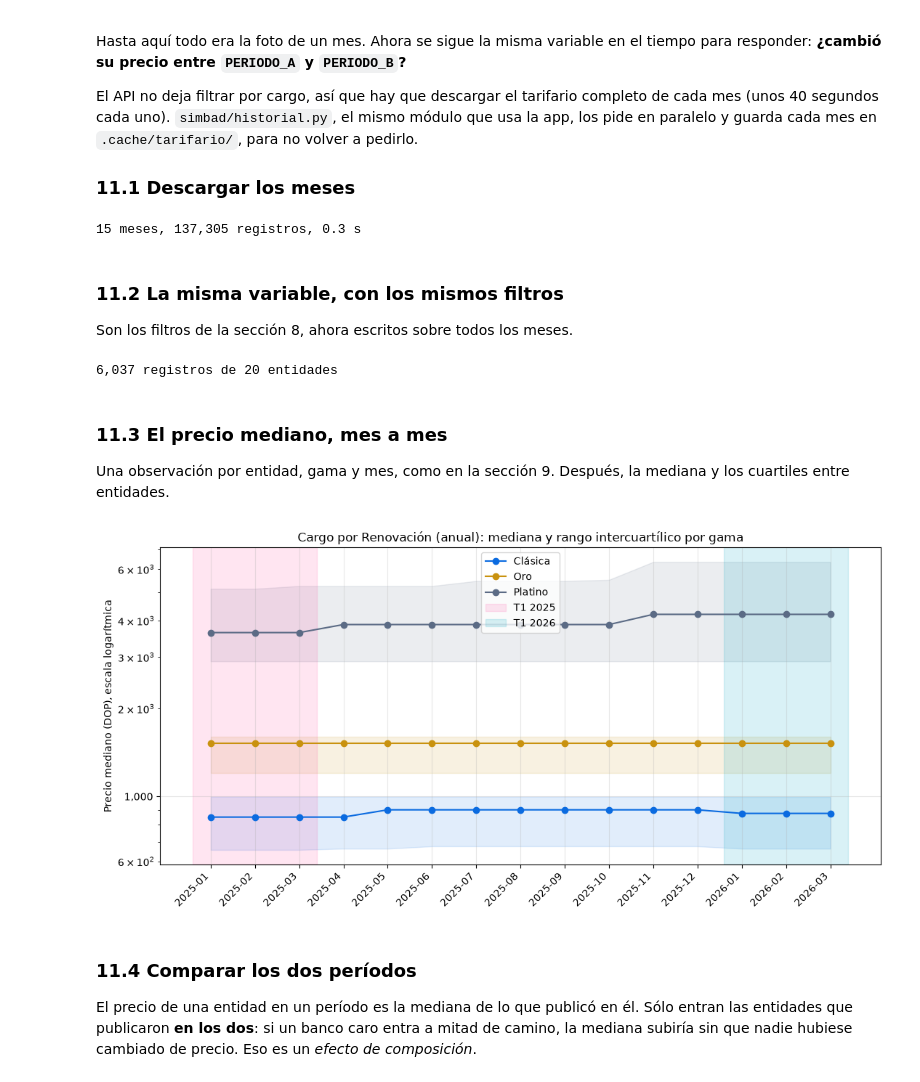
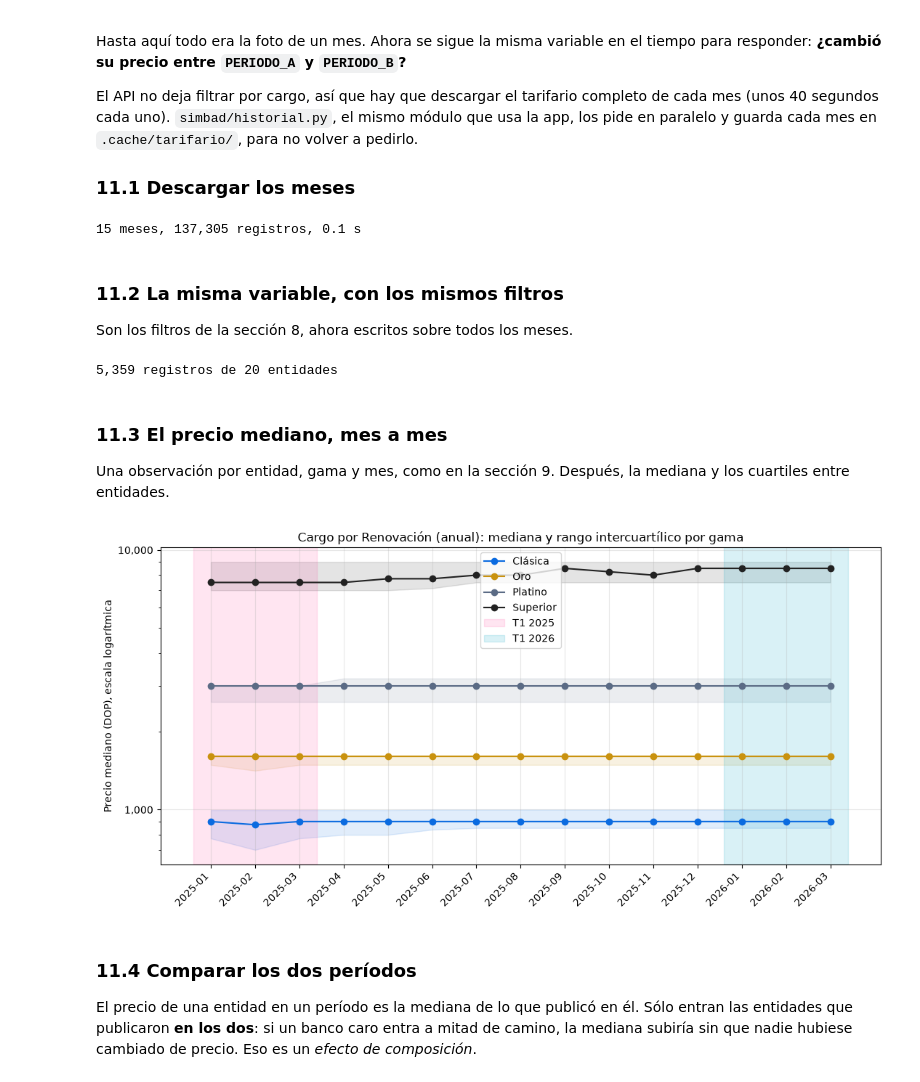
Before and after one commit to esramirez2404-coder/estudio-precios-tarjetas, a Jupyter notebook: notebooks/estudio_precios_tarjetas.ipynb, the cells around one changed output. Drawn from its saved outputs; the diff is of its cells as text; code cells hidden in the pictures.

```diff
--- a/notebooks/estudio_precios_tarjetas.ipynb
+++ b/notebooks/estudio_precios_tarjetas.ipynb
@@ -417,12 +477,13 @@ tarifario[["valor", "valorMinimo", "valorMaximo"]] = tarifario[["valor", "valorM
 for columna in ["tipoEntidad", "entidad", "tipoTarjeta", "concepto", "unidadValor", "moneda"]:
     tarifario[columna] = tarifario[columna].astype(str).str.strip()
 
-es_rango = tarifario["valorMinimo"].fillna(0) > 0
+es_rango = tarifario["valorMaximo"].fillna(0) > 0
 rangos = tarifario[es_rango]
-precios = tarifario[~es_rango & (tarifario["valor"] > 0)]
+tarifario["valor"] = tarifario[["valor", "valorMaximo"]].fillna(0).max(axis=1)
+precios = tarifario[tarifario["valor"] > 0]
 
-print(f"Filas con escala de valores (apartadas): {len(rangos):,} ({len(rangos) / len(tarifario):.1%})")
-print(f"Filas con precio cero (descartadas):     {(~es_rango & (tarifario['valor'] <= 0)).sum():,}")
-print(f"Filas con precio único y positivo:       {len(precios):,}")
+print(f"Filas con escala de valores (se usa el máximo): {len(rangos):,} ({len(rangos) / len(tarifario):.1%})")
+print(f"Filas con precio cero (descartadas):            {(tarifario['valor'] <= 0).sum():,}")
+print(f"Filas con precio positivo:                      {len(precios):,}")
 rangos[["entidad", "concepto", "tipoTarjeta", "valorMinimo", "valorMaximo", "unidadValor"]].head()
 # %% [output]
@@ -615,15 +714,16 @@ dependiera sólo del servicio, cada entidad cobraría lo mismo en las tres gamas
 ancho = por_entidad.pivot_table(index="entidad", columns="gama", values="valor")[gamas]
 ancho = ancho.loc[ancho.mean(axis=1).sort_values().index]
 
-escalera = ancho.dropna().assign(multiplica=lambda d: d.max(axis=1) / d.min(axis=1))
+base = [g for g in GAMAS_ESCALERA if g in ancho.columns]   # muchas entidades no tienen Superior
+escalera = ancho[base].dropna().assign(multiplica=lambda d: d.max(axis=1) / d.min(axis=1))
 escalera = escalera.sort_values("multiplica", ascending=False)
-print(f"{len(escalera)} entidades publican el cargo en todas las gamas. La típica cobra "
+print(f"{len(escalera)} entidades publican el cargo en clásica, oro y platino. La típica cobra "
       f"{escalera['multiplica'].median():.1f} veces más en su gama más cara que en la más barata; "
       f"{escalera.index[0]} llega a {escalera['multiplica'].iloc[0]:.1f} veces.")
 display(escalera)
 
 fig, ax = plt.subplots(figsize=(10, max(4, 0.35 * len(ancho))))
-for gama, color in zip(gamas, ["#009FE3", "#E8A100", "#7A5195"]):
+for gama, color in zip(gamas, ["#009FE3", "#E8A100", "#7A5195", "#222222"]):
     ax.scatter(ancho[gama], ancho.index, label=gama, color=color, s=45, zorder=3)
 ax.set_title(f"{CARGO}: precio de cada entidad por gama ({UNIDAD})")
 ax.set_xlabel(f"Precio ({UNIDAD})")
@@ -757,36 +869,37 @@ nombre_a, nombre_b = f"{PERIODO_A[1]} {PERIODO_A[0]}", f"{PERIODO_B[1]} {PERIODO
 meses_linea = meses_de_la_linea(meses_a[0], meses_b[-1], meses_a + meses_b)
 
 inicio = time.perf_counter()
-historia, fallidos = descargar_meses(API_KEY, meses_linea)
+historia, fallidos = descargar_meses(API_KEY, meses_linea) if EN_VIVO else leer_guardados(meses_linea)
 assert not fallidos, f"No se pudieron descargar: {fallidos}. Vuelve a ejecutar esta celda."
 print(f"{len(meses_linea)} meses, {len(historia):,} registros, {time.perf_counter() - inicio:.1f} s")
 # %% [output]
-15 meses, 137,305 registros, 0.3 s
+15 meses, 137,305 registros, 0.1 s
 # %% [markdown]
 ### 11.2 La misma variable, con los mismos filtros
 
 Son los filtros de la sección 8, ahora escritos sobre todos los meses.
 # %%
-del_cargo_t = historia.assign(
-    valor=pd.to_numeric(historia["valor"], errors="coerce"),
-    valorMinimo=pd.to_numeric(historia["valorMinimo"], errors="coerce").fillna(0),
-    mes=historia["periodo"].astype(str).str[:7],
-)
+numericos = historia[["valor", "valorMaximo"]].apply(pd.to_numeric, errors="coerce").fillna(0)
+del_cargo_t = historia.assign(valor=numericos.max(axis=1), mes=historia["periodo"].astype(str).str[:7])
 del_cargo_t = del_cargo_t[
-    (del_cargo_t["valorMinimo"] <= 0)
-    & (del_cargo_t["valor"] > 0)
+    (del_cargo_t["valor"] > 0)
     & (del_cargo_t["moneda"] == MONEDA)
     & (del_cargo_t["tipoTarjeta"].isin(GAMAS))
     & (del_cargo_t["concepto"] == CARGO)
     & (del_cargo_t["periodicidad"] == PERIODICIDAD)
     & (del_cargo_t["unidadValor"] == UNIDAD)
-].assign(gama=lambda d: d["tipoTarjeta"].map(GAMAS))
+].reset_index(drop=True)
+gama_t = del_cargo_t["tipoTarjeta"].map(GAMAS)
+superior_t = (gama_t == "Platino") & del_cargo_t["nombreProducto"].astype(str).str.contains(PATRON_SUPERIOR, case=False)
+del_cargo_t = del_cargo_t.assign(gama=gama_t.mask(superior_t, "Superior"))
+del_cargo_t = del_cargo_t.loc[del_cargo_t.groupby(CLAVES_PRODUCTO, dropna=False)["valor"].idxmax()].reset_index(drop=True)
+del_cargo_t = anualizar_la_nacional(del_cargo_t)
 if TIPOS_ENTIDAD:
     del_cargo_t = del_cargo_t[del_cargo_t["tipoEntidad"].map(CODIGOS).isin(TIPOS_ENTIDAD)]
 
 print(f"{len(del_cargo_t):,} registros de {del_cargo_t['entidad'].nunique()} entidades")
 # %% [output]
-6,037 registros de 20 entidades
+5,359 registros de 20 entidades
 # %% [markdown]
 ### 11.3 El precio mediano, mes a mes
 
@@ -795,30 +908,30 @@ cuartiles entre entidades.
 # %%
 por_mes = del_cargo_t.groupby(["mes", "gama", "entidad"])["valor"].median().reset_index()
 serie = (
     por_mes.groupby(["mes", "gama"])["valor"]
     .agg(entidades="count", q1=lambda v: v.quantile(0.25), mediana="median", q3=lambda v: v.quantile(0.75))
     .reset_index()
 )
-COLORES = {"Clásica": "#0B6BE0", "Oro": "#C9920F", "Platino": "#5B6B85"}
+COLORES = {"Clásica": "#0B6BE0", "Oro": "#C9920F", "Platino": "#5B6B85", "Superior": "#222222"}
 
 fig, ax = plt.subplots(figsize=(11, 5.5))
 posicion = {m: i for i, m in enumerate(meses_linea)}
 for gama, trozo in serie.groupby("gama"):
     x = trozo["mes"].map(posicion)
     ax.plot(x, trozo["mediana"], marker="o", color=COLORES[gama], label=gama)
     ax.fill_between(x, trozo["q1"], trozo["q3"], color=COLORES[gama], alpha=0.12)
 ax.axvspan(posicion[meses_a[0]] - 0.4, posicion[meses_a[-1]] + 0.4, color="#FF2E93", alpha=0.12, label=nombre_a)
 ax.axvspan(posicion[meses_b[0]] - 0.4, posicion[meses_b[-1]] + 0.4, color="#00A7C4", alpha=0.15, label=nombre_b)
 ax.set_yscale("log")
 ax.yaxis.set_major_formatter(plt.FuncFormatter(lambda v, _: f"{v:,.0f}"))
 ax.set_xticks(range(len(meses_linea)), meses_linea, rotation=45, ha="right")
 ax.set_ylabel(f"Precio mediano ({UNIDAD}), escala logarítmica")
 ax.set_title(f"{CARGO} ({PERIODICIDAD.lower()}): mediana y rango intercuartílico por gama")
 ax.legend()
 plt.tight_layout()
 plt.show()
 # %% [output]
-[figure, old version]
+[figure, new version]
 # %% [markdown]
 ### 11.4 Comparar los dos períodos
 
```
Also changed, not shown: parts of 30 cells of this notebook, 22 other files.
